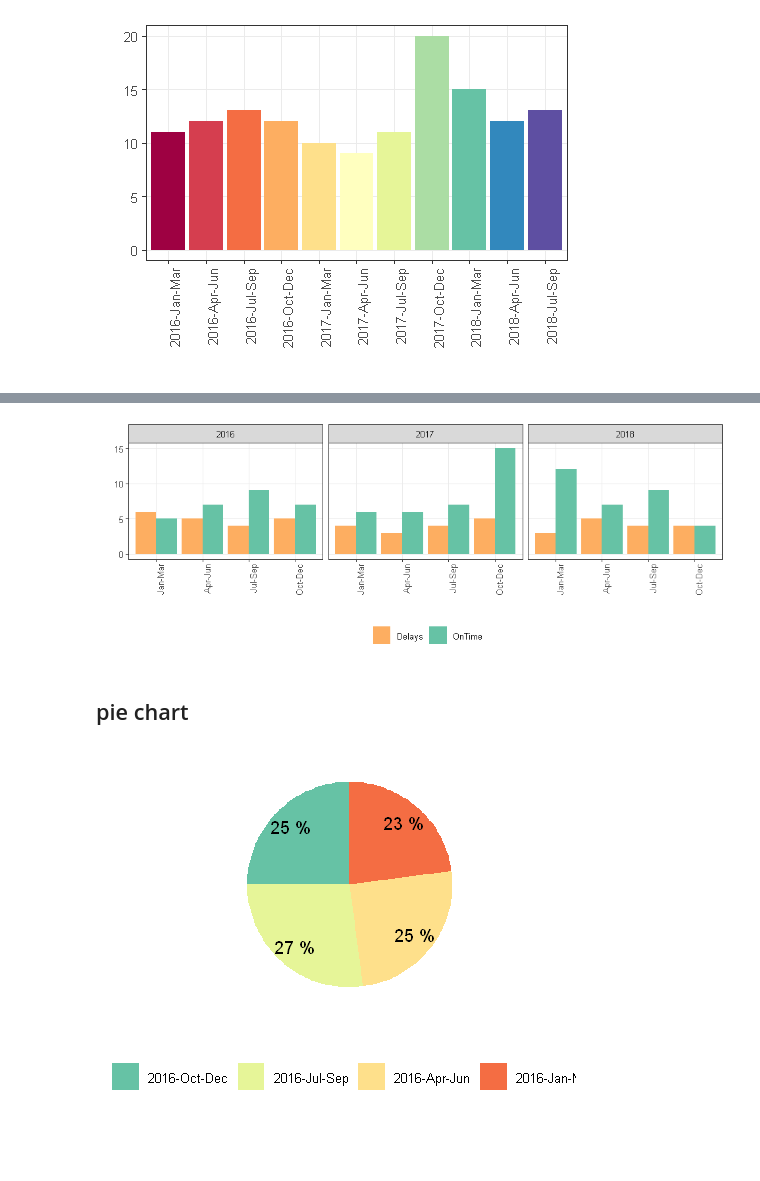
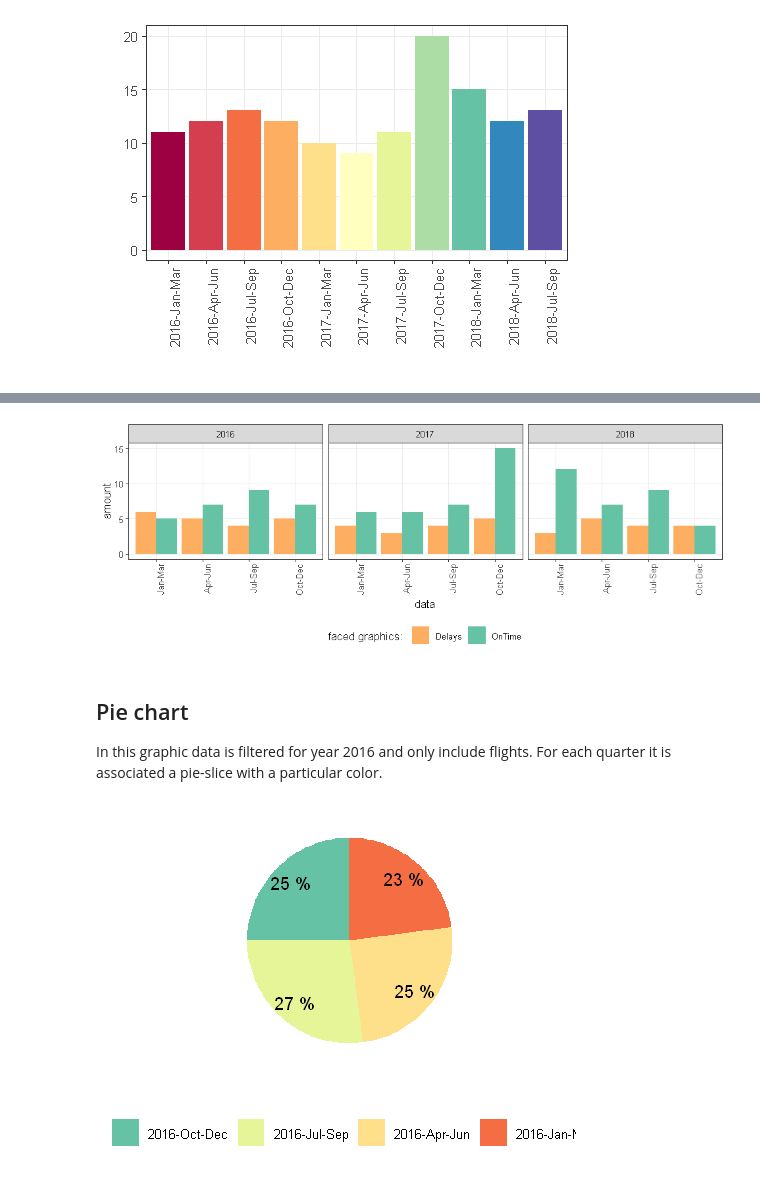
Before and after one commit to eogasawara/mylibrary, a Jupyter notebook: myGraphics.ipynb, the cells around one changed output, grey strips where cells are left out. Saved outputs shown, nothing was run; the diff lists cells and outputs as text; code cells hidden in the pictures; blank space fills up the shorter version.

```diff
--- a/myGraphics.ipynb
+++ b/myGraphics.ipynb
@@ -65,7 +45,7 @@ create_dataset <- function() {
                      2018 Oct-Dec 8 4",
                      header = TRUE,sep = "")
   data$OnTime <- data$Flights - data$Delays
-  data$Perc <- data$Delays / data$Flights
+  data$Perc <- round(100 * data$Delays / data$Flights)
   return(data)
 }
 
@@ -147,19 +137,20 @@ options(repr.plot.width=4, repr.plot.height=3)
 # %%
 grf <- plot.bar(data %>% filter(variable %in% c('OnTime', 'Delays')) %>%
                 select(x=Months, face=Year, variable=variable, value=value), group=TRUE, colors=col_2)
 grf <- grf + theme(axis.text.x = element_text(angle=90, hjust=1))
-grf <- grf + xlab("")
-grf <- grf + guides(fill=guide_legend(title=""))
-grf <- grf + ylab("")
 grf <- grf + facet_wrap(~face, ncol = 3)
+grf <- grf + xlab("data")
+grf <- grf + guides(fill=guide_legend(title="faced graphics:"))
+grf <- grf + ylab("amount")
 
 options(repr.plot.width=8, repr.plot.height=3)
 plot(grf)
 options(repr.plot.width=4, repr.plot.height=3)
 # %% [output]
-[figure, old version]
+[figure, new version]
-# %% [markdown]
-## pie chart
+# %% [markdown]
+## Pie chart
+In this graphic data is filtered for year 2016 and only include flights. For each quarter it is associated a pie-slice with a particular color.
 # %%
 mypiedata <- data %>% filter(Year == 2016 & variable =="Flights") %>% select(variable=x, value=value)
 mypiedata$colors <- col_4
```
Also changed, not shown: parts of 24 cells of this notebook.
